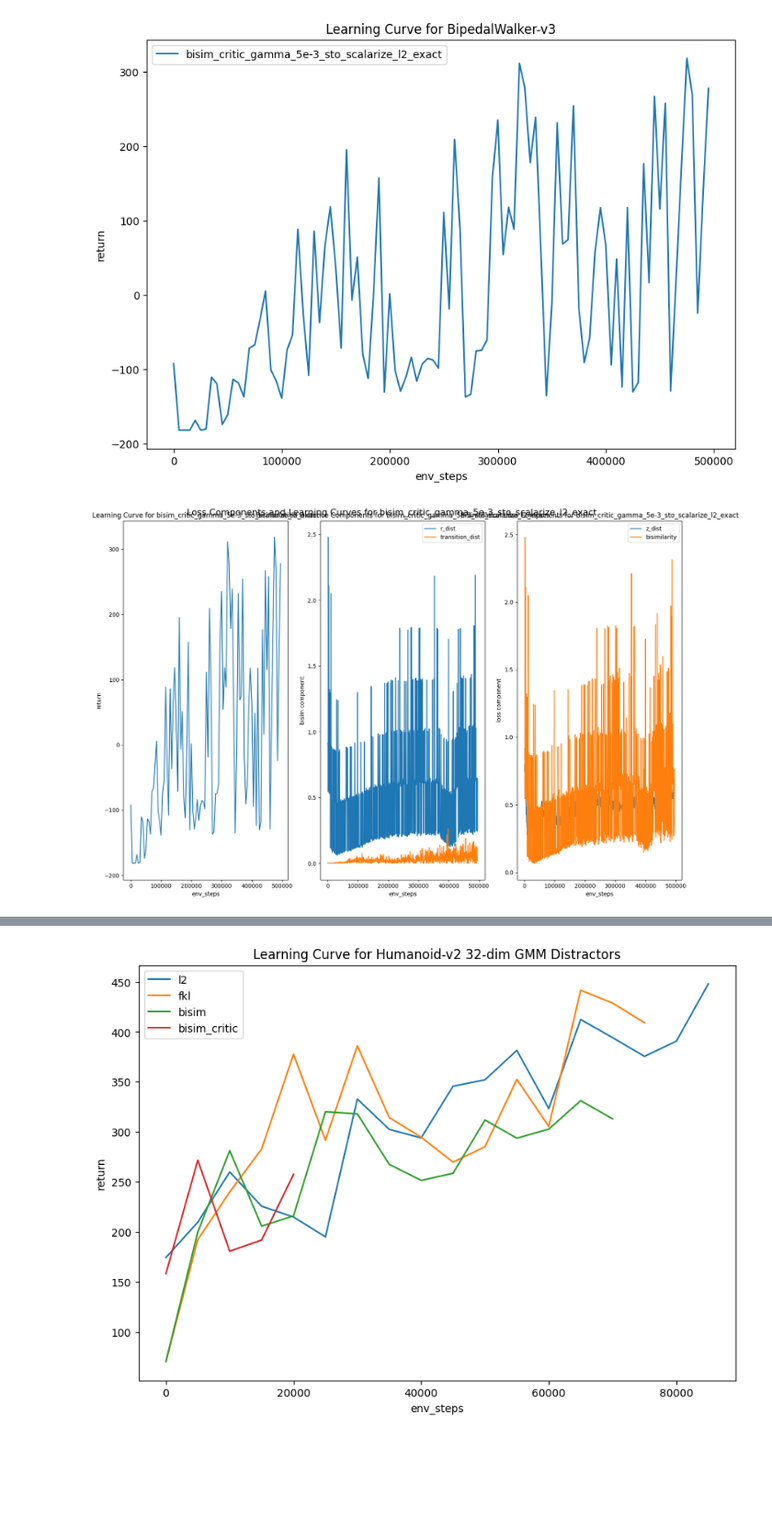
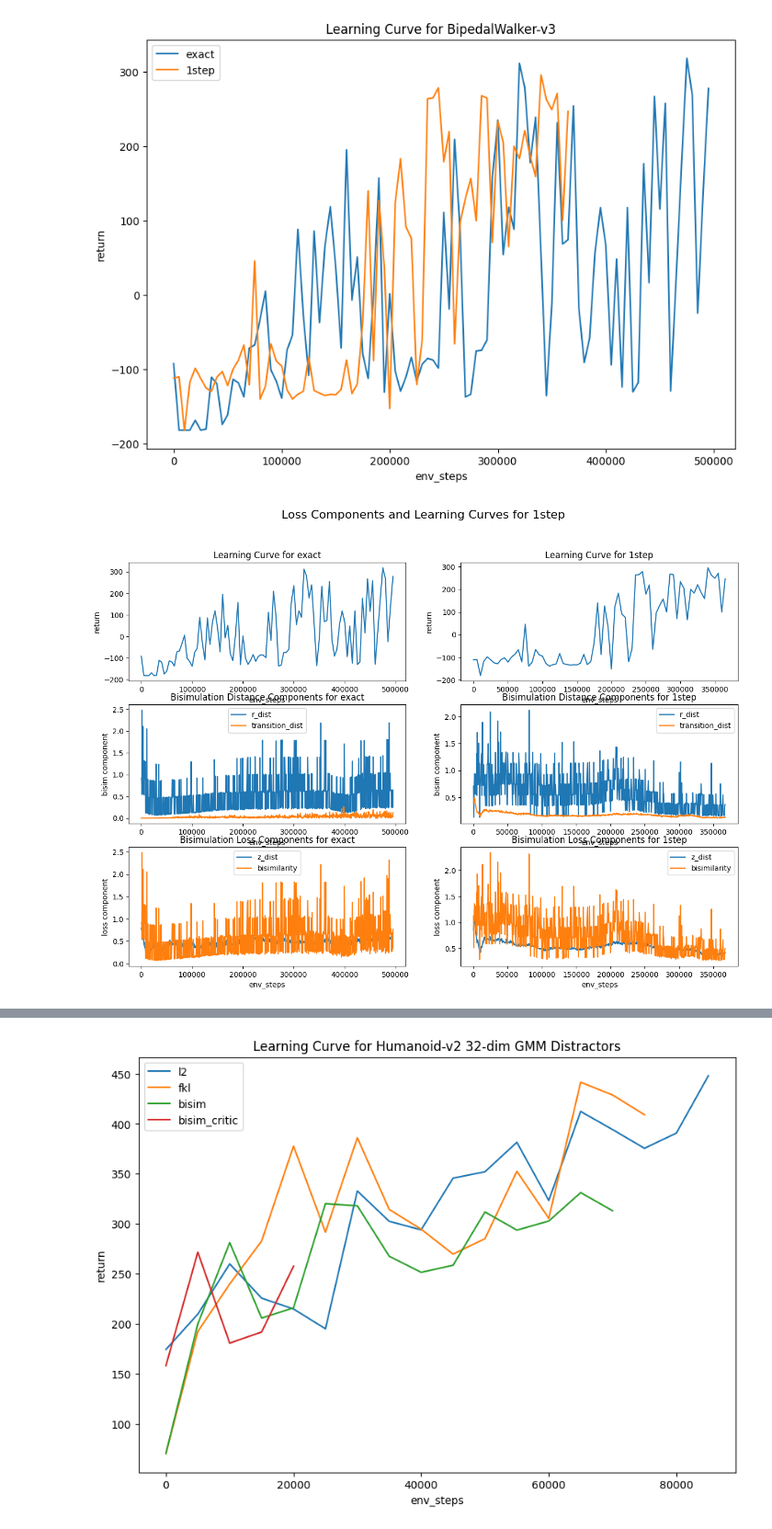
Before and after one commit to rytse/self-predictive-rl, a Jupyter notebook: mujoco_code/vis2.ipynb, the cells around one changed output, grey strips where cells are left out. Shown at 92% size. Cells and saved outputs as stored; diff of their text form; code cells hidden in the pictures; blank space fills up the shorter version.

```diff
--- a/mujoco_code/vis2.ipynb
+++ b/mujoco_code/vis2.ipynb
@@ -33,7 +33,7 @@ def plot_loss_and_learning_curves(datasets: OrderedDict, name: str):
         with open(path / "flags.yml", "r") as f:
             cfg = yaml.load(f, Loader=yaml.SafeLoader)
 
-        plt.subplot(n_items, 3, i + 1)
+        plt.subplot(3, n_items, i + 1)
         c += 1
         plt.plot(
             df[~df["return"].isna()]["env_steps"], df[~df["return"].isna()]["return"]
@@ -42,7 +42,7 @@ def plot_loss_and_learning_curves(datasets: OrderedDict, name: str):
         plt.ylabel("return")
         plt.title(f"Learning Curve for {name}")
 
-        plt.subplot(n_items, 3, n_items + i + 1)
+        plt.subplot(3, n_items, n_items + i + 1)
         c += 1
         plt.plot(
             df[~df["aux_loss"].isna()]["env_steps"],
@@ -57,7 +57,7 @@ def plot_loss_and_learning_curves(datasets: OrderedDict, name: str):
         plt.title(f"Bisimulation Distance Components for {name}")
         plt.legend(["r_dist", "transition_dist"])
 
-        plt.subplot(n_items, 3, 2 * n_items + i + 1)
+        plt.subplot(3, n_items, 2 * n_items + i + 1)
         c += 1
         plt.plot(
             df[~df["aux_loss"].isna()]["env_steps"],
@@ -73,9 +73,6 @@ def plot_loss_and_learning_curves(datasets: OrderedDict, name: str):
         plt.legend(["z_dist", "bisimilarity"])
 
     plt.suptitle(f"Loss Components and Learning Curves for {name}", fontsize=16)
-    plt.tight_layout()
-    plt.subplots_adjust(top=0.95)
-    plt.show()
     plt.show()
 
 
@@ -87,7 +84,7 @@ def plot_encoder_signals(datasets: OrderedDict, name: str):
         df = pd.read_csv(dataset_path / "progress.csv")
         df = df[~df["aux_loss"].isna()]
 
-        plt.subplot(n_items, 3, i + 1)
+        plt.subplot(3, n_items, i + 1)
         plt.plot(df["env_steps"], df["alm_loss"])
         plt.plot(df["env_steps"], df["aux_loss"])
         plt.xlabel("env_steps")
@@ -95,21 +92,19 @@ def plot_encoder_signals(datasets: OrderedDict, name: str):
         plt.title(f"Total Encoder Loss for {dataset_name}")
         plt.legend(["alm_loss", "aux_loss"])
 
-        plt.subplot(n_items, 3, n_items + i + 1)
+        plt.subplot(3, n_items, n_items + i + 1)
         plt.plot(df["env_steps"], df["bisim_critic_loss"])
         plt.xlabel("env_steps")
         plt.ylabel("loss")
         plt.title(f"Bisim Critic Loss for {dataset_name}")
 
-        plt.subplot(n_items, 3, 2 * n_items + i + 1)
+        plt.subplot(3, n_items, 2 * n_items + i + 1)
         plt.plot(df["env_steps"], df["critic_loss"])
         plt.xlabel("env_steps")
         plt.ylabel("loss")
         plt.title(f"Agent Critic Loss for {dataset_name}")
 
     plt.suptitle(f"Encoder Signals for {name}", fontsize=16)
-    # plt.tight_layout()
-    # plt.subplots_adjust(top=0.95)
     plt.show()
 # %%
 bipedalwalker_datasets = OrderedDict(
@@ -129,33 +124,39 @@ bipedalwalker_datasets = OrderedDict(
         # (
         #     "bisim_critic_gamma_5e-3_det",
         #     Path("./logs/BipedalWalker-v3/2024-10-12-22-11-42+81855-81855/"),
         # ),
         # (
         #     "bisim_critic_gamma_5e-3_det_scalarized",
         #     Path("./logs/BipedalWalker-v3/2024-10-13-09-11-48+92850-92850/"),
         # ),
         # (
         #     "bisim_critic_gamma_5e-3_sto_scalarized",
         #     Path("./logs/BipedalWalker-v3/2024-10-13-17-58-53+614099-614099/"),
         # ),
         # (
             # "bisim_critic_gamma_5e-3_sto_scalarized_l2",
         #     Path("./logs/BipedalWalker-v3/2024-10-13-21-03-20+13823-13823/"),
         # ),
         # (
         #     "bisim_critic_gamma_5e-3_sto_vec_l1_online",
         #     Path("./logs/BipedalWalker-v3/2024-10-13-21-38-31+15579-15579/"),
         # ),
         (
-            "bisim_critic_gamma_5e-3_sto_scalarize_l2_exact",
+            # "bisim_critic_gamma_5e-3_sto_scalarize_l2_exact",
+            "exact",
             Path("./logs/BipedalWalker-v3/2024-10-14-04-17-15+668866-668866/")
+        ),
+        (
+            #"bisim_critic_gamma_5e-3_sto_scalarize_l2_exact_1step",
+            "1step",
+            Path("./logs/BipedalWalker-v3/2024-10-14-16-12-16+1912462-1912462/")
         ),
     ]
 )
 
 plot_learning_curves(bipedalwalker_datasets, "BipedalWalker-v3")
 plot_loss_and_learning_curves(bipedalwalker_datasets, "BipedalWalker-v3")
 plot_encoder_signals(bipedalwalker_datasets, "BipedalWalker-v3")
 # %% [output]
-[figure, old version]
+[figure, new version]
-[figure, old version]
+[figure, new version]
```
Also changed, not shown: parts of 1 cell of this notebook, 36 other files.
